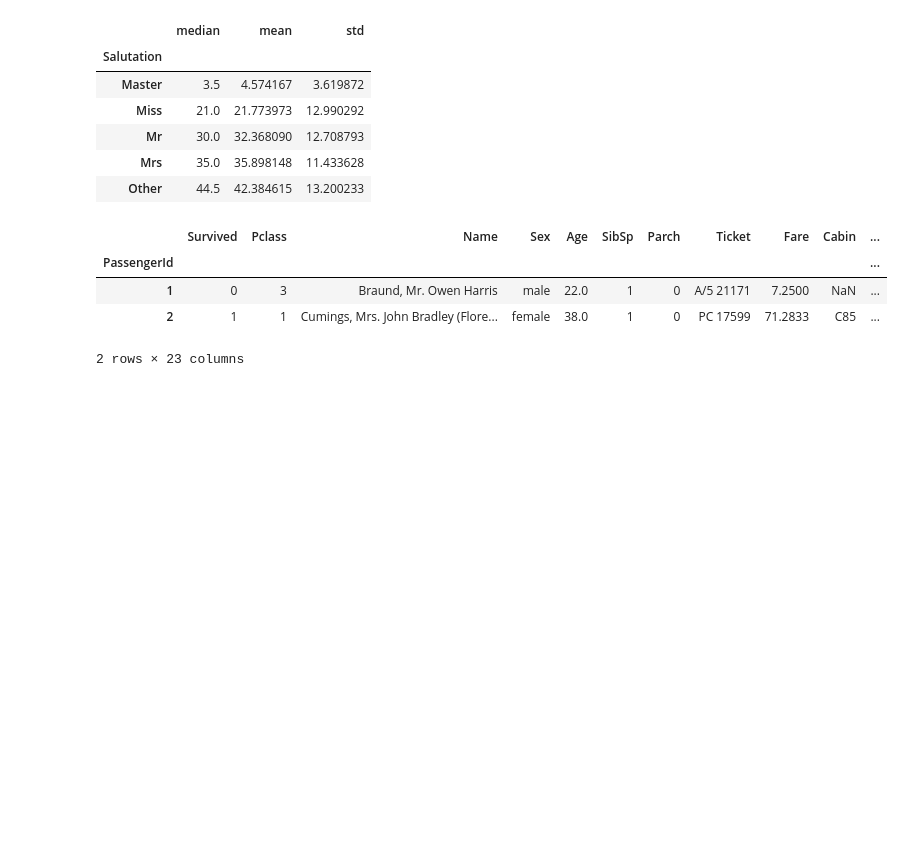
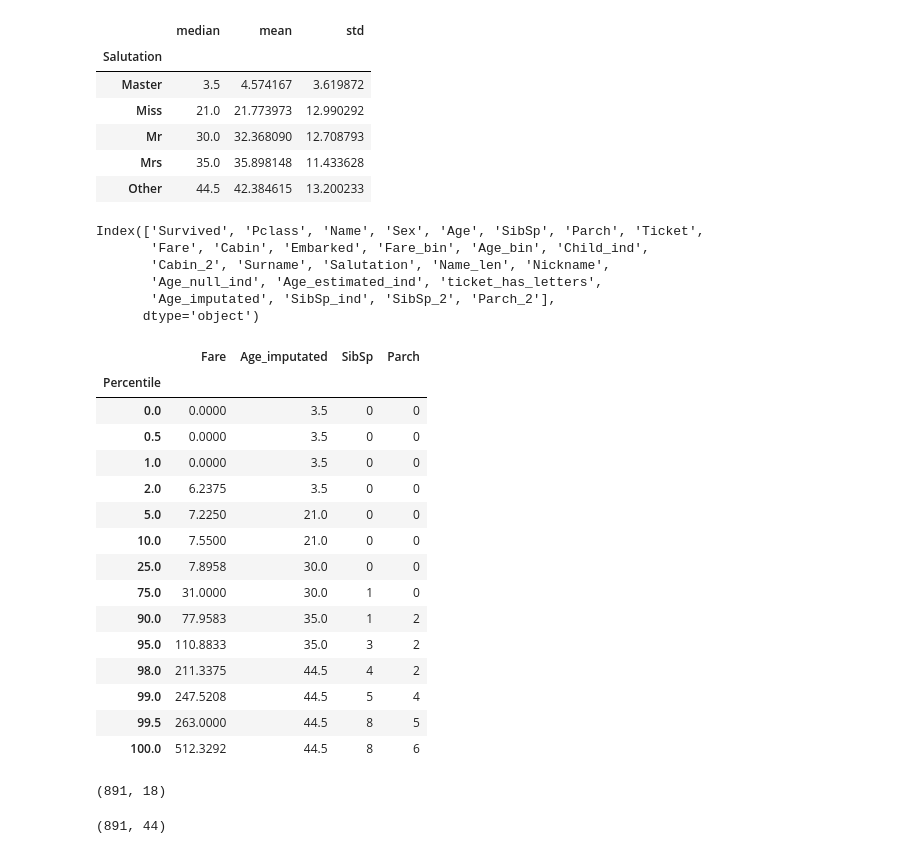
Before and after one commit to Pritishsingla/Titanic_kaggle, a Jupyter notebook: Titanic_Kaggle.ipynb, the cells around one changed output. Saved outputs shown, nothing was run; the diff lists cells and outputs as text; code cells hidden in the pictures; blank space fills up the shorter version.

```diff
--- a/Titanic_Kaggle.ipynb
+++ b/Titanic_Kaggle.ipynb
@@ -274,11 +290,49 @@ train[~train.Age.isnull()].groupby('Salutation').agg(['median', 'mean', 'std'])[
 | Mr | 30.0 | 32.368090 | 12.708793 |
 | Mrs | 35.0 | 35.898148 | 11.433628 |
 | Other | 44.5 | 42.384615 | 13.200233 |
-# %%
-train.head(2)
-# %% [output]
-|  | Survived | Pclass | Name | Sex | Age | SibSp | Parch | Ticket | Fare | Cabin | ... |
-| PassengerId |  |  |  |  |  |  |  |  |  |  | ... |
-| 1 | 0 | 3 | Braund, Mr. Owen Harris | male | 22.0 | 1 | 0 | A/5 21171 | 7.2500 | NaN | ... |
-| 2 | 1 | 1 | Cumings, Mrs. John Bradley (Flore... | female | 38.0 | 1 | 0 | PC 17599 | 71.2833 | C85 | ... |
-2 rows × 23 columns
+# %%
+train.columns
+# %% [output]
+Index(['Survived', 'Pclass', 'Name', 'Sex', 'Age', 'SibSp', 'Parch', 'Ticket',
+       'Fare', 'Cabin', 'Embarked', 'Fare_bin', 'Age_bin', 'Child_ind',
+       'Cabin_2', 'Surname', 'Salutation', 'Name_len', 'Nickname',
+       'Age_null_ind', 'Age_estimated_ind', 'ticket_has_letters',
+       'Age_imputated', 'SibSp_ind', 'SibSp_2', 'Parch_2'],
+      dtype='object')
+# %%
+## outlier treatment
+
+outlier_check_list =['Fare', 'Age_imputated', 'SibSp', 'Parch']
+
+percentile_list=[0, 0.5, 1, 2, 5, 10, 25, 75, 90, 95, 98, 99, 99.5, 100]
+
+outlier_df = pd.DataFrame()
+
+for column in outlier_check_list:
+  output_list= []
+  for percentile in percentile_list:
+    output_list.append({'Percentile': percentile, column:np.percentile(train[column], q=percentile, interpolation='lower') })
+    output_df = pd.DataFrame(output_list)
+  try:
+    outlier_df = pd.merge(outlier_df, output_df, on='Percentile', how='left')
+  except:
+    outlier_df = output_df
+
+outlier_df.set_index('Percentile')
+# %% [output]
+|  | Fare | Age_imputated | SibSp | Parch |
+| Percentile |  |  |  |  |
+| 0.0 | 0.0000 | 3.5 | 0 | 0 |
+| 0.5 | 0.0000 | 3.5 | 0 | 0 |
+| 1.0 | 0.0000 | 3.5 | 0 | 0 |
+| 2.0 | 6.2375 | 3.5 | 0 | 0 |
+| 5.0 | 7.2250 | 21.0 | 0 | 0 |
+| 10.0 | 7.5500 | 21.0 | 0 | 0 |
+| 25.0 | 7.8958 | 30.0 | 0 | 0 |
+| 75.0 | 31.0000 | 30.0 | 1 | 0 |
+| 90.0 | 77.9583 | 35.0 | 1 | 2 |
+| 95.0 | 110.8833 | 35.0 | 3 | 2 |
+| 98.0 | 211.3375 | 44.5 | 4 | 2 |
+| 99.0 | 247.5208 | 44.5 | 5 | 4 |
+| 99.5 | 263.0000 | 44.5 | 8 | 5 |
+| 100.0 | 512.3292 | 44.5 | 8 | 6 |
@@ -287 +349,21 @@ categorical_columns = ['Sex', 'Pclass', 'Embarked', 'Cabin_2', 'Salutation', 'Ag
 # pd.get_dummies(train, columns=categorical_columns, prefix=categorical_columns, drop_first=1).head()
+# %%
+# drop useless columns
+
+def drop_useless_columns(df, columns_list):
+  return df.drop(columns=cols_to_drop)
+
+train_data = drop_useless_columns(train, columns_list=cols_to_drop)
+train_data.shape
+# %% [output]
+(891, 18)
+# %%
+# make dummy varibales
+
+def make_dummies(df, columns_list, drop_first=True):
+  return pd.get_dummies(df, columns=columns_list, prefix=categorical_columns, drop_first=drop_first)
+
+train_data = make_dummies(train_data, categorical_columns)
+train_data.shape
+# %% [output]
+(891, 44)
```
Also changed, not shown: parts of 20 cells of this notebook.
